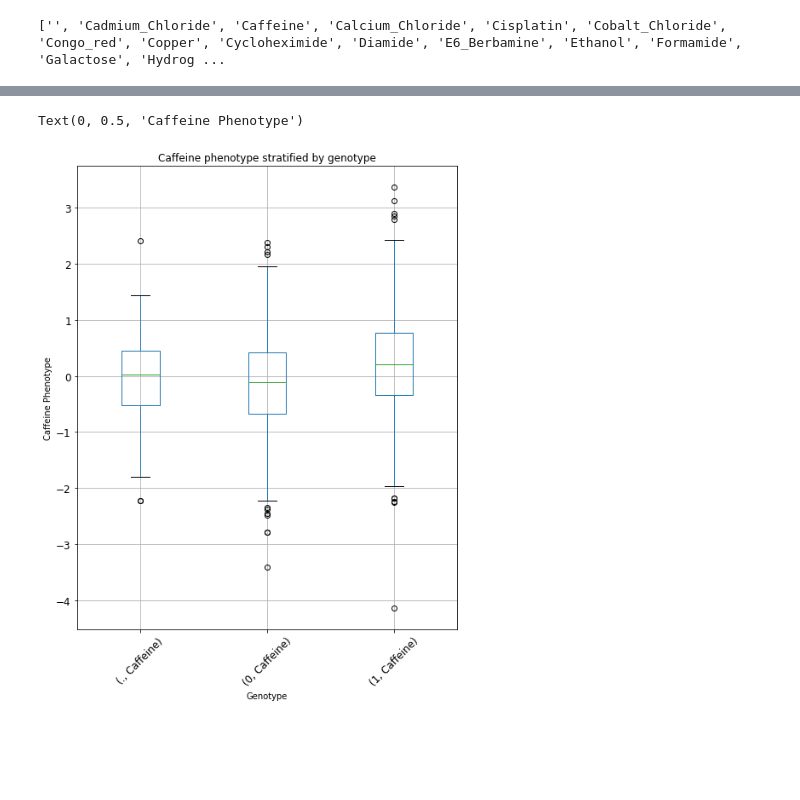
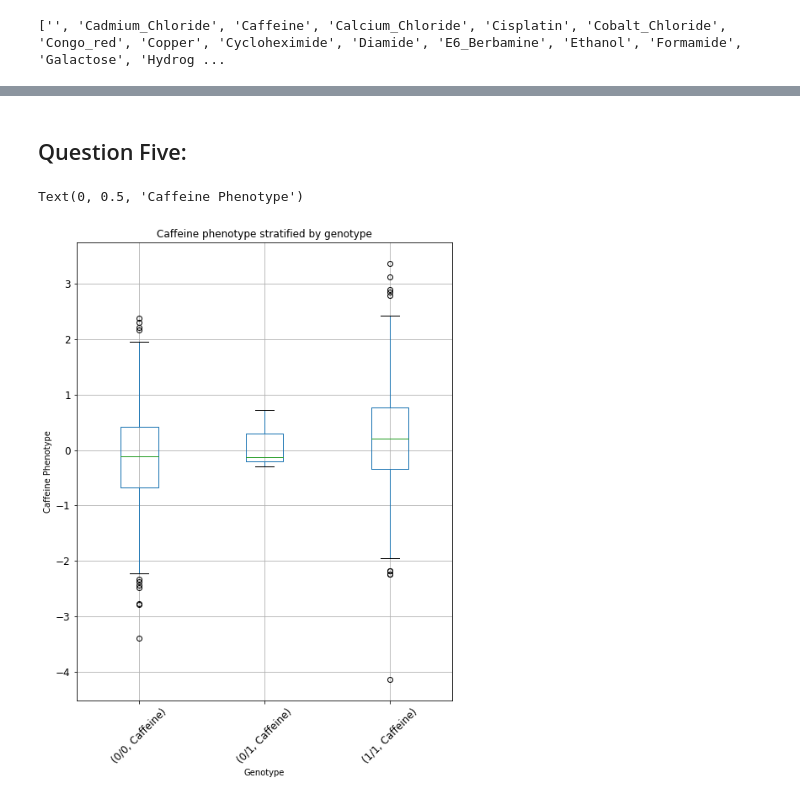
Before and after one commit to aheffner1/qbb2020-answers, a Jupyter notebook: week3-hw/01-week3-hw.ipynb, the cells around one changed output, grey strips where cells are left out. Cells and saved outputs as stored; diff of their text form; code cells hidden in the pictures; blank space fills up the shorter version.

```diff
--- a/week3-hw/01-week3-hw.ipynb
+++ b/week3-hw/01-week3-hw.ipynb
@@ -180,4 +188,6 @@ fig2.tight_layout(pad=3.0)
 [figure]
+# %% [markdown]
+## Question Five:
 # %%
 # trait choice = caffeine
 qassoc_file = '/Users/cmdb/qbb2020-answers/week3-hw/plink.P6.assoc.linear'
@@ -197,35 +207,35 @@ geno_Pos = {}
 for line in genotype_file:                                   # loop through lines in file
     if "##" in line:                                 # skip lines that start with ## or #
         continue
     if "#" in line:
         head = line.strip('#')
         header = head.strip('\n').split('\t')
         continue
     linesplit = line.strip('\n').split('\t')
     if chrm not in line:
         continue
     Pos = int(linesplit[1])
     if Pos == BP:
         for index,item in enumerate(linesplit):
-            item = item[0]
+            item = item.split(':')
             key = header[index]
-            geno_Pos[key] = item
+            geno_Pos[key] = item[0]
 genotype_file.close()
 
 geno = pd.DataFrame.from_dict(geno_Pos, orient='index', columns = ['Genotype'])
 geno = geno.reset_index()
 geno.columns.values[0] = "ID"
 phenotype.columns.values[0] = "ID"
 pheno_caff = phenotype[["ID", "Caffeine"]]
 geno_pheno_caff = geno.merge(pheno_caff, on = ["ID"])
 geno_pheno_caff["Genotype"].unique()
 
-
-groups = geno_pheno_caff.groupby("Genotype")
+gp_caff = geno_pheno_caff[geno_pheno_caff["Genotype"] != './.']
+groups = gp_caff.groupby("Genotype")
 groups.boxplot(subplots=False, rot=45, fontsize=12, figsize=(8,10))
 plt.title('Caffeine phenotype stratified by genotype')
 plt.xlabel('Genotype')
 plt.ylabel('Caffeine Phenotype')
 # %% [output]
 Text(0, 0.5, 'Caffeine Phenotype')
-[figure, old version]
+[figure, new version]
```
Also changed, not shown: parts of 5 cells of this notebook.
